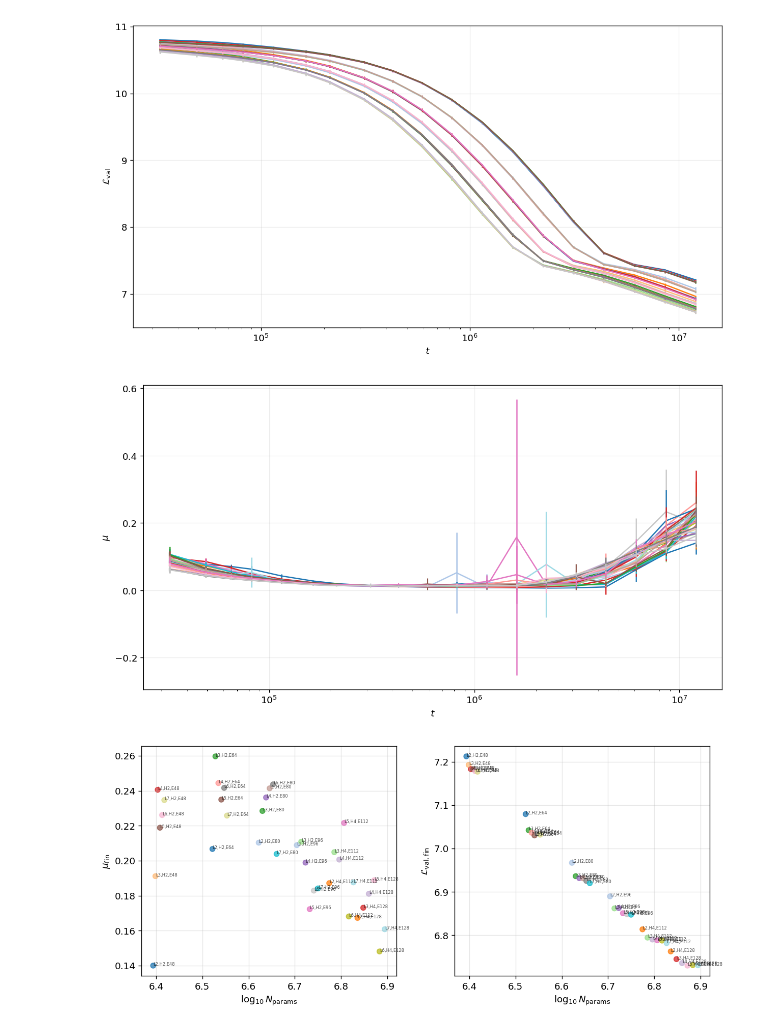
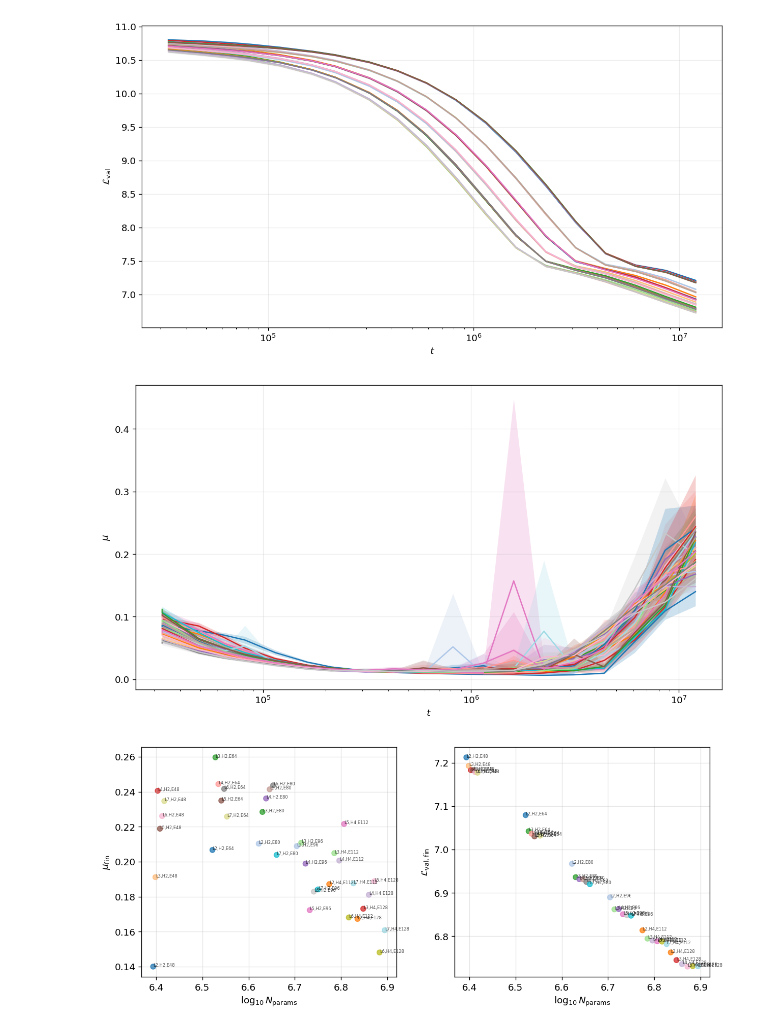
Before and after one commit to andriygav/FromEmpericalToLandscapeComplexity, a Jupyter notebook: code/exp01_mu_dynamics_figures.ipynb, the cells around one changed output. Cells and saved outputs as stored; diff of their text form; code cells hidden in the pictures.

Commit message:
litle figures fixes

```diff
--- a/code/exp01_mu_dynamics_figures.ipynb
+++ b/code/exp01_mu_dynamics_figures.ipynb
@@ -35,8 +59,15 @@ fig, ax = plt.subplots(figsize=(10.5, 5.8))
 for i, model_id in enumerate(all_ids):
     g = traj[traj['model_id'] == model_id].sort_values('train_tokens_real')
     color = palette[i % len(palette)]
+    ax.fill_between(
+        g['train_tokens_real'],
+        g['val_loss_lo'],
+        g['val_loss_hi'],
+        color=color,
+        alpha=0.22,
+        linewidth=0,
+    )
     ax.plot(g['train_tokens_real'], g['val_loss'], '-', color=color)
-    ax.errorbar(g['train_tokens_real'], g['val_loss'], yerr=g['val_loss_std'], fmt='none', ecolor=color)
 
 ax.set_xscale('log')
 ax.set_xlabel(r'$t$')
@@ -49,29 +80,36 @@ fig.savefig(out_path, dpi=300, bbox_inches='tight')
 
 plt.show()
 # %% [output]
-[figure, old version]
+[figure, new version]
 # %%
 palette = plt.get_cmap('tab20').colors
 
 fig, ax = plt.subplots(figsize=(10.5, 5.8))
 for i, model_id in enumerate(all_ids):
     g = traj[traj['model_id'] == model_id].sort_values('train_tokens_real')
     color = palette[i % len(palette)]
+    ax.fill_between(
+        g['train_tokens_real'],
+        g['mu_lo'],
+        g['mu_hi'],
+        color=color,
+        alpha=0.22,
+        linewidth=0,
+    )
     ax.plot(g['train_tokens_real'], g['mu'], '-', color=color)
-    ax.errorbar(g['train_tokens_real'], g['mu'], yerr=g['mu_std'], fmt='none', ecolor=color)
 
 ax.set_xscale('log')
 ax.set_xlabel(r'$t$')
 ax.set_ylabel(r'$\mu$')
 ax.grid(True, alpha=0.22)
 fig.tight_layout()
 
 out_path = root + '/paper/figures/fig_mu_all_models.png'
 fig.savefig(out_path, dpi=300, bbox_inches='tight')
 
 plt.show()
 # %% [output]
-[figure, old version]
+[figure, new version]
 # %%
 last = df.sort_values('checkpoint_idx').groupby(['model_id', 'seed'], as_index=False).tail(1)
 agg_f = last.groupby('model_id', as_index=False).agg(
```
Also changed, not shown: parts of 1 cell of this notebook, 7 other files.
